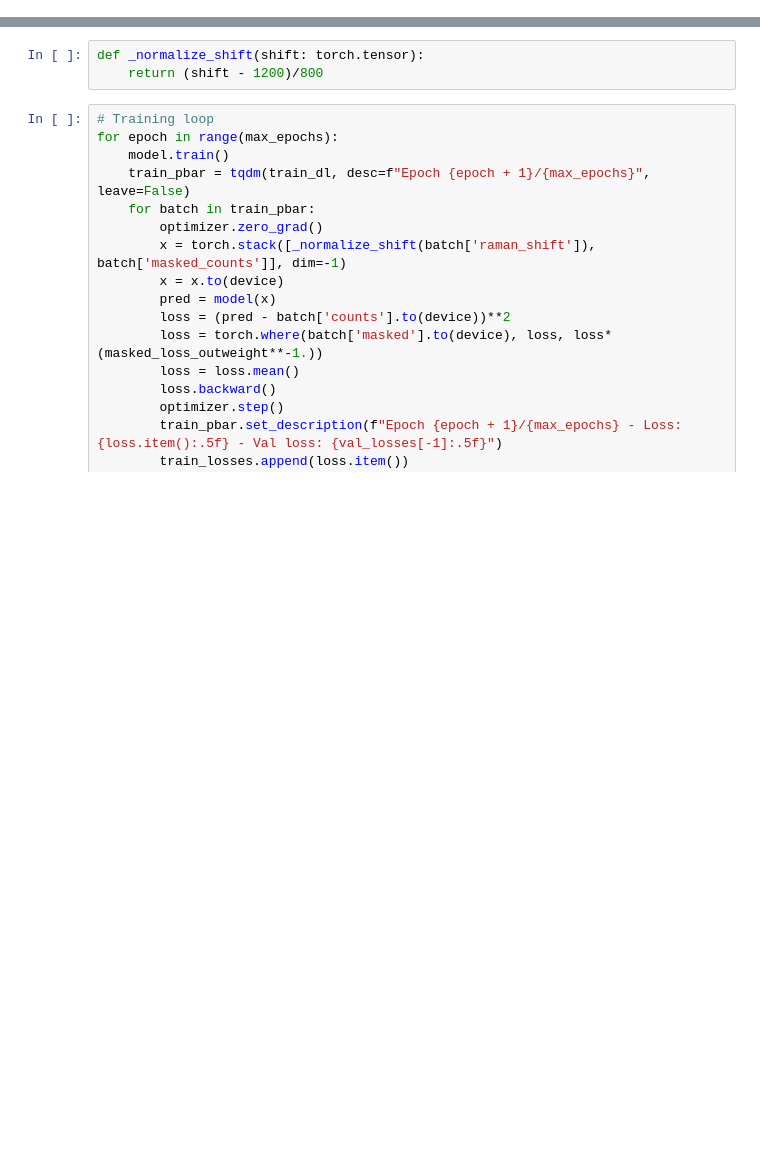
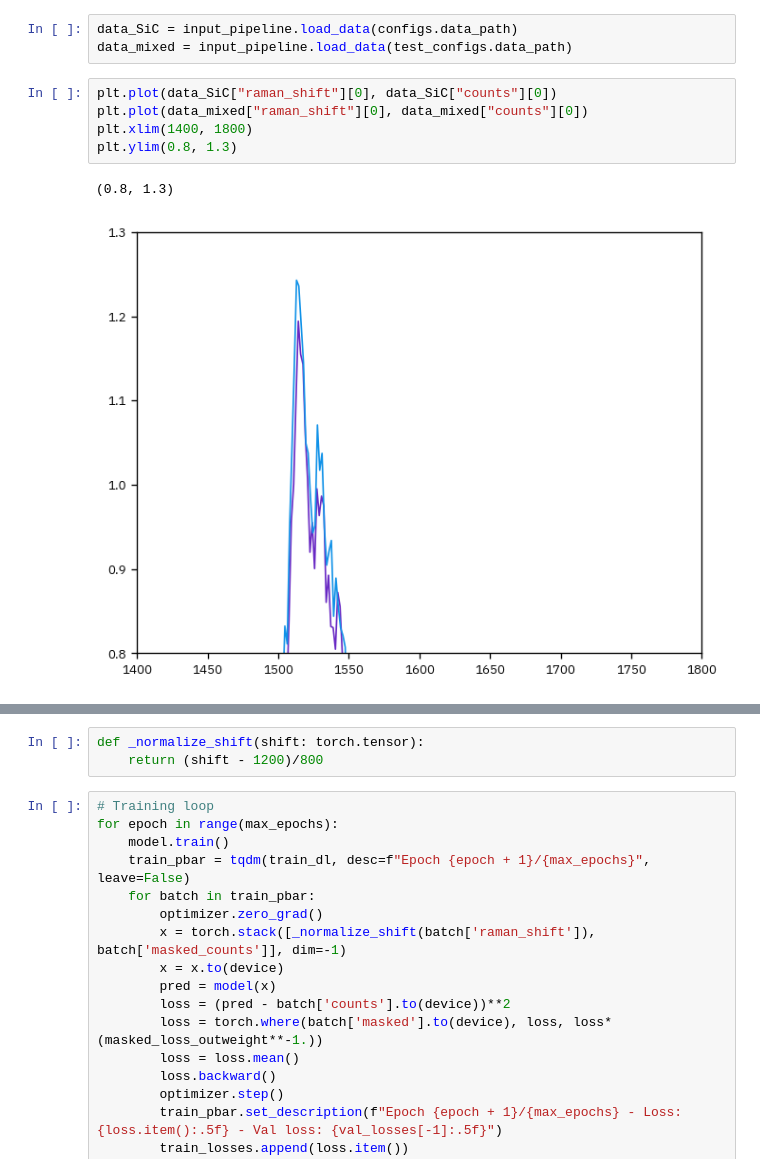
Before and after one commit to pietronvll/spectraformer, a Jupyter notebook: src/transformer.ipynb, the cells around one changed output, grey strips where cells are left out. Saved outputs shown, nothing was run; the diff lists cells and outputs as text; blank space fills up the shorter version.

```diff
--- a/src/transformer.ipynb
+++ b/src/transformer.ipynb
@@ -19,3 +40,14 @@ configs = ml_confs.from_dict({
+# %%
+data_SiC = input_pipeline.load_data(configs.data_path)
+data_mixed = input_pipeline.load_data(test_configs.data_path)
+# %%
+plt.plot(data_SiC["raman_shift"][0], data_SiC["counts"][0])
+plt.plot(data_mixed["raman_shift"][0], data_mixed["counts"][0])
+plt.xlim(1400, 1800)
+plt.ylim(0.8, 1.3)
+# %% [output]
+(0.8, 1.3)
+[figure, added]
 # %%
 ds = input_pipeline.RamanSpectraDataset(configs, train_ratio = 0.9)
 train_ds = ds.get_split('train')
```
Also changed, not shown: parts of 12 cells of this notebook, 2 other files.
